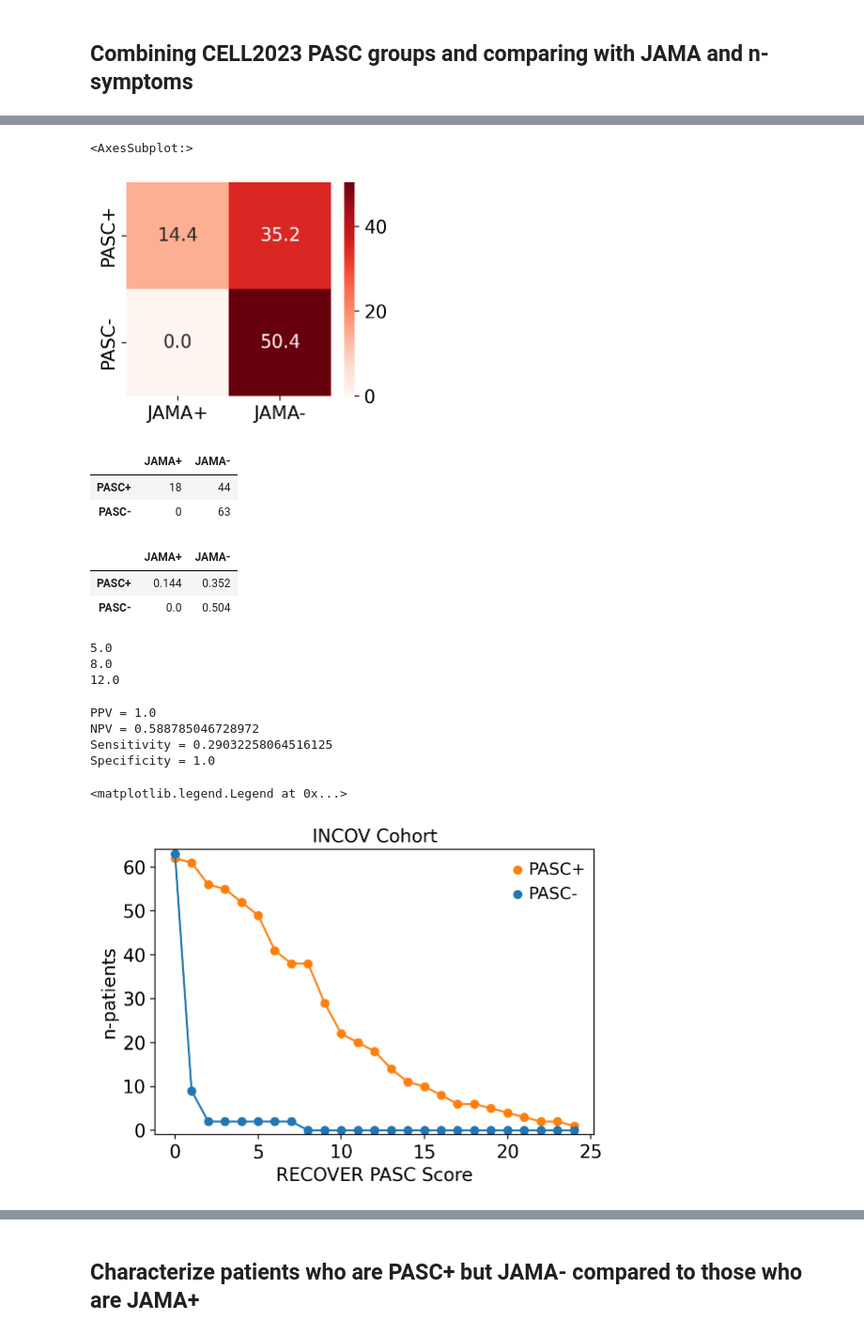
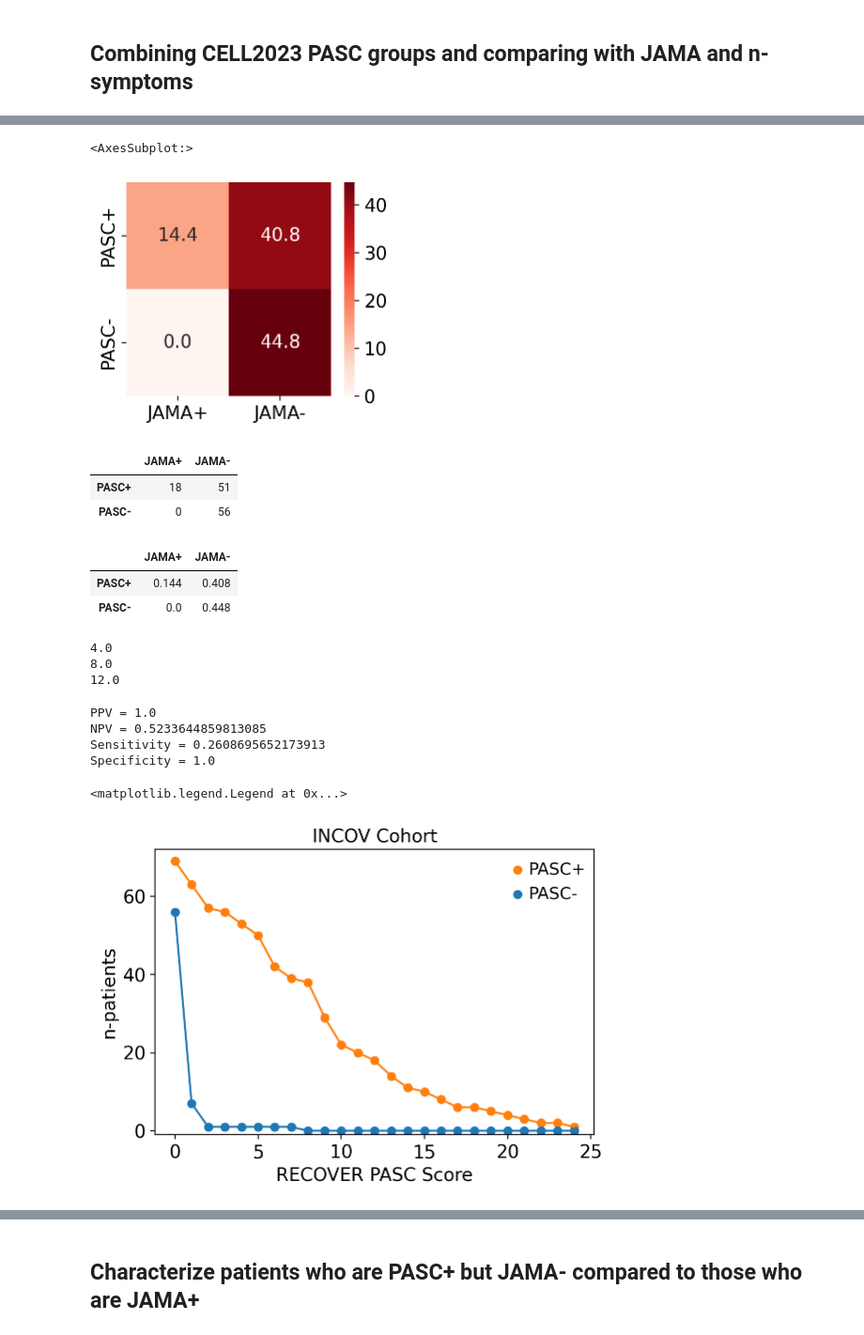
Before and after one commit to danielgchen/RECOVER_PASC_Score_Validation, a Jupyter notebook: 3_JAMA_score_comparison_with_INCOV.ipynb, the cells around one changed output, grey strips where cells are left out. Shown at 94% size. Saved outputs shown, nothing was run; the diff lists cells and outputs as text; code cells hidden in the pictures.

```diff
--- a/3_JAMA_score_comparison_with_INCOV.ipynb
+++ b/3_JAMA_score_comparison_with_INCOV.ipynb
@@ -270,11 +270,18 @@ plot
 | No symptom group | 0.0 | 0.588785 |
 # %% [markdown]
 ## Combining CELL2023 PASC groups and comparing with JAMA and n-symptoms
+# %%
+# read in the post-covid condition information
+data_pcc = pd.read_csv('../../data/PCC.csv', index_col=0)
 # %%
 # create the new grouping
 data_grp['PASC_status'] = np.nan
 data_grp.loc[(data_grp[order[:-1]] >= 1).any(1), 'PASC_status'] = 'PASC+'
 data_grp.loc[(data_grp[order[:-1]].fillna(0) == 0).all(1), 'PASC_status'] = 'PASC-'
+# add on additional PASC patients using the PCC values
+mask = data_pcc['Had PCC by T3 date'] == 1
+idxs = data_pcc.index[mask]
+data_grp.loc[idxs, 'PASC_status'] = 'PASC+'
 # verify nan only appears for Flu
 assert data_grp[order[:-1]].isna().sum(1).max() == 1
 # %%
@@ -383,26 +390,26 @@ fig, ax = plt.subplots(figsize=[3.5, 3])
 sns.heatmap(plot.astype(float) * 100, annot=True, cmap='Reds', fmt='.1f', ax=ax)
 # %% [output]
 <AxesSubplot:>
-[figure, old version]
+[figure, new version]
 # %%
 count
 # %% [output]
 |  | JAMA+ | JAMA- |
-| PASC+ | 18 | 44 |
-| PASC- | 0 | 63 |
+| PASC+ | 18 | 51 |
+| PASC- | 0 | 56 |
 # %%
 plot
 # %% [output]
 |  | JAMA+ | JAMA- |
-| PASC+ | 0.144 | 0.352 |
-| PASC- | 0.0 | 0.504 |
+| PASC+ | 0.144 | 0.408 |
+| PASC- | 0.0 | 0.448 |
 # %%
 # get the JAMA score
 print(np.percentile(data_grp.loc[data_grp['PASC_status'] == 'PASC+', 'JAMA_score'], 25))
 print(data_grp.loc[data_grp['PASC_status'] == 'PASC+', 'JAMA_score'].median())
 print(np.percentile(data_grp.loc[data_grp['PASC_status'] == 'PASC+', 'JAMA_score'], 75))
 # %% [output]
-5.0
+4.0
 8.0
 12.0
 # %%
@@ -417,8 +424,8 @@ print('Sensitivity =', sensitivity)
 print('Specificity =', specificity)
 # %% [output]
 PPV = 1.0
-NPV = 0.588785046728972
-Sensitivity = 0.29032258064516125
+NPV = 0.5233644859813085
+Sensitivity = 0.2608695652173913
 Specificity = 1.0
 # %%
 # check what score gets the most patients
@@ -432,18 +439,18 @@ for x in range(vmax):
 # %%
 # plot the graph of these values
 fig, ax = plt.subplots(figsize=[6, 4])
 ax.grid(False)
 ax.scatter(plot['JAMA_score_cutoff'], plot['n_PASC+_captured'], color='tab:orange', label='PASC+')
 ax.plot(plot['JAMA_score_cutoff'], plot['n_PASC+_captured'], color='tab:orange')
 ax.scatter(plot['JAMA_score_cutoff'], plot['n_PASC-_captured'], color='tab:blue', label='PASC-')
 ax.plot(plot['JAMA_score_cutoff'], plot['n_PASC-_captured'], color='tab:blue')
-ax.set_ylim(-1, 64)
+ax.set_ylim(-1, 72)
 ax.set(xlabel='RECOVER PASC Score', ylabel='n-patients', title='INCOV Cohort')
 ax.legend(bbox_to_anchor=(1.015, 1.01), bbox_transform=ax.transAxes,
           loc='upper right', frameon=False)
 # %% [output]
 <matplotlib.legend.Legend at 0x...>
-[figure, old version]
+[figure, new version]
 # %%
 # compute into percentages
 new_cols = ['perc_PASC+_captured','perc_PASC-_captured']
```
Also changed, not shown: parts of 13 cells of this notebook, 1 other file.
